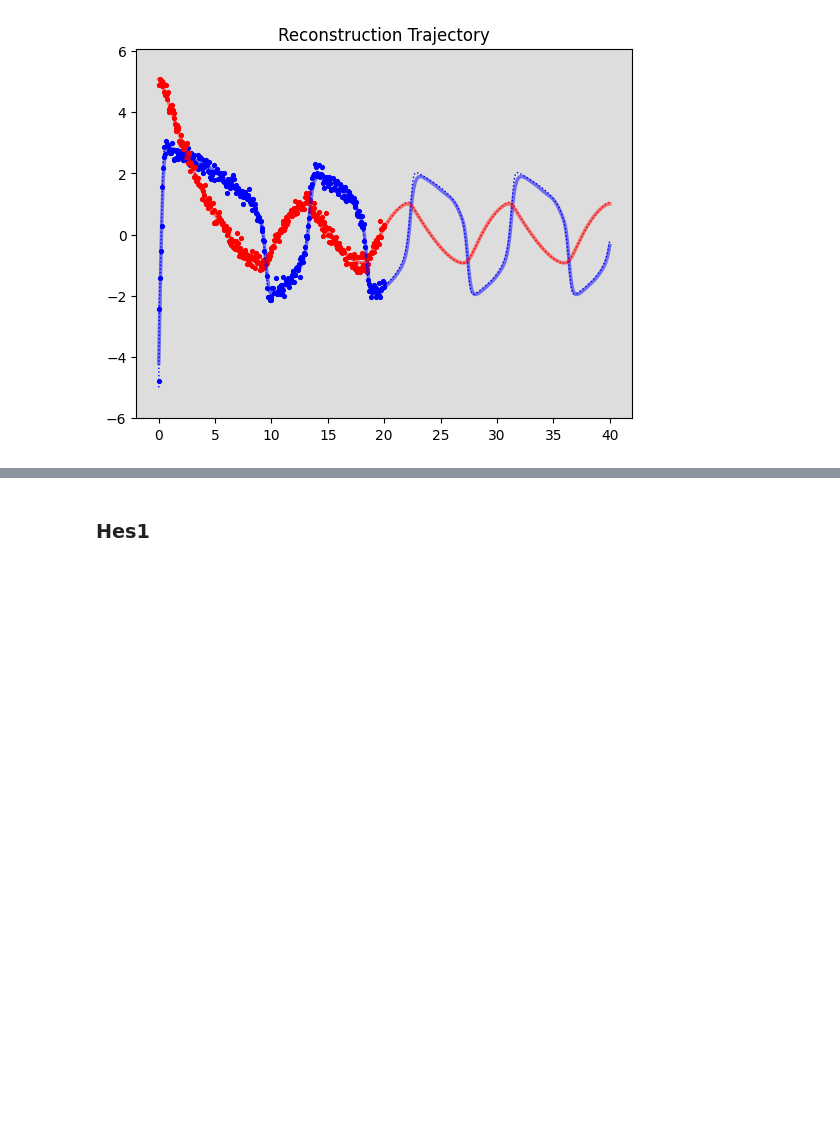
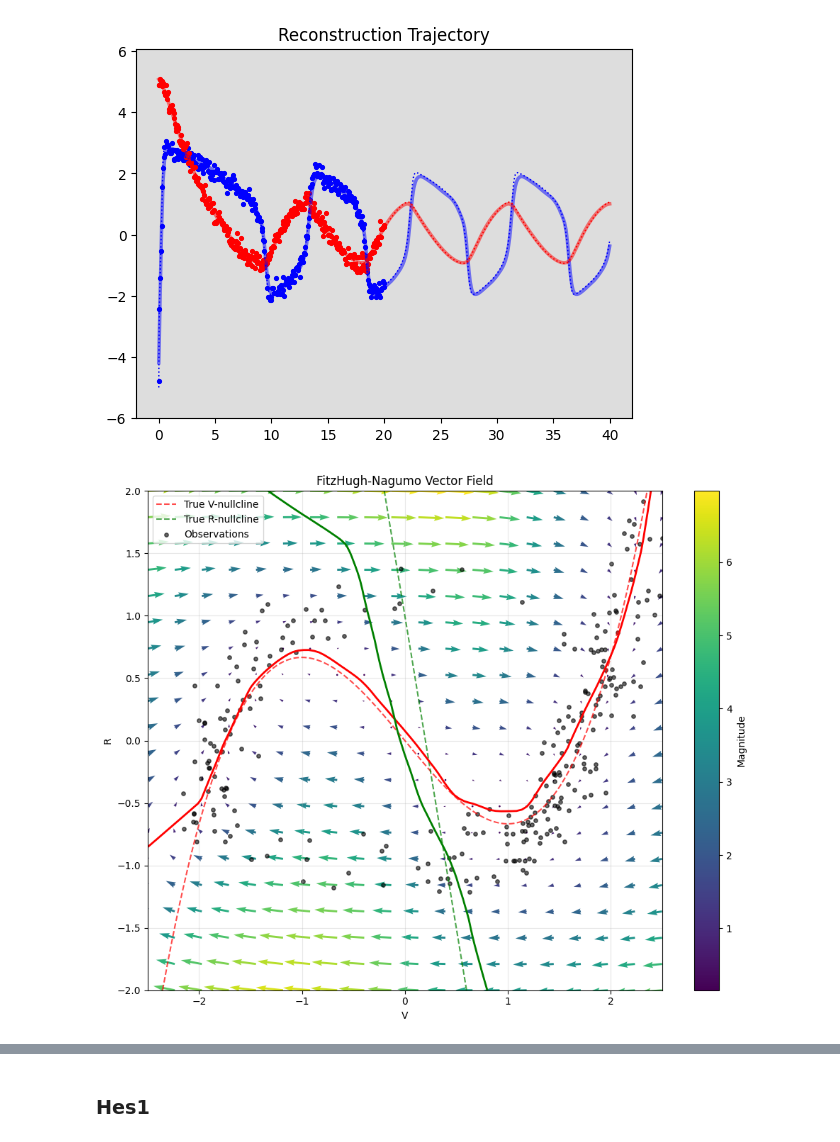
Before and after one commit to ksooyeon3/magi-ts-2, a Jupyter notebook: magix_new.ipynb, the cells around one changed output, grey strips where cells are left out. Drawn from its saved outputs; the diff is of its cells as text; code cells hidden in the pictures; blank space fills up the shorter version.

```diff
--- a/magix_new.ipynb
+++ b/magix_new.ipynb
@@ -164,0 +319,5 @@ plt.show()
+# %%
+# Visualize the vector field for the FitzHugh-Nagumo model
+create_vector_field_plot(fOde, obs=obs, title="FitzHugh-Nagumo Vector Field")
+# %% [output]
+[figure, added]
```
Also changed, not shown: parts of 16 cells of this notebook, 38 other files.
